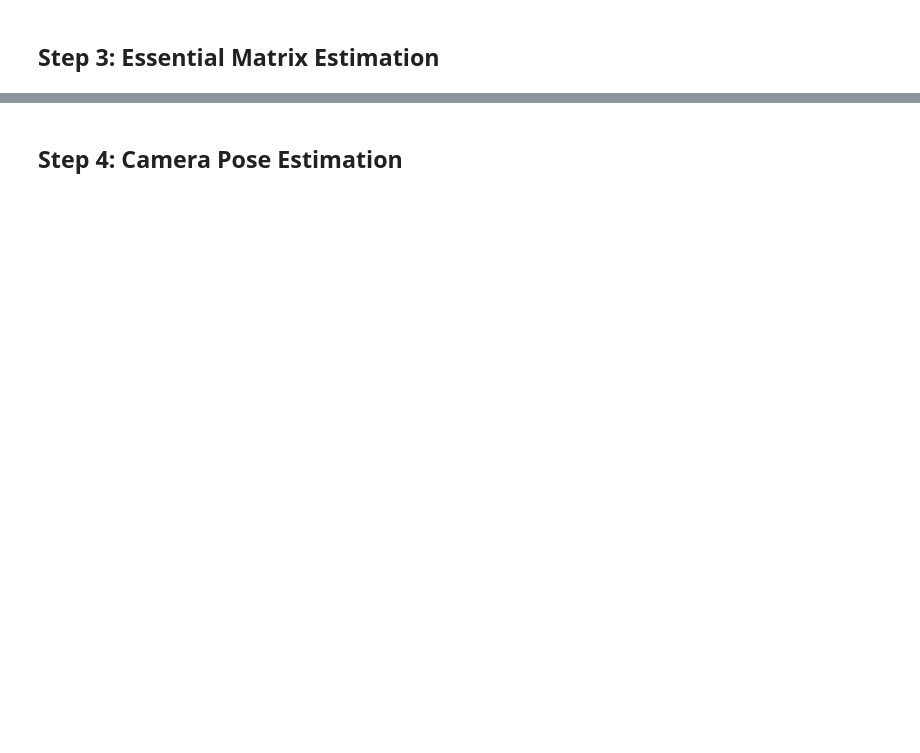
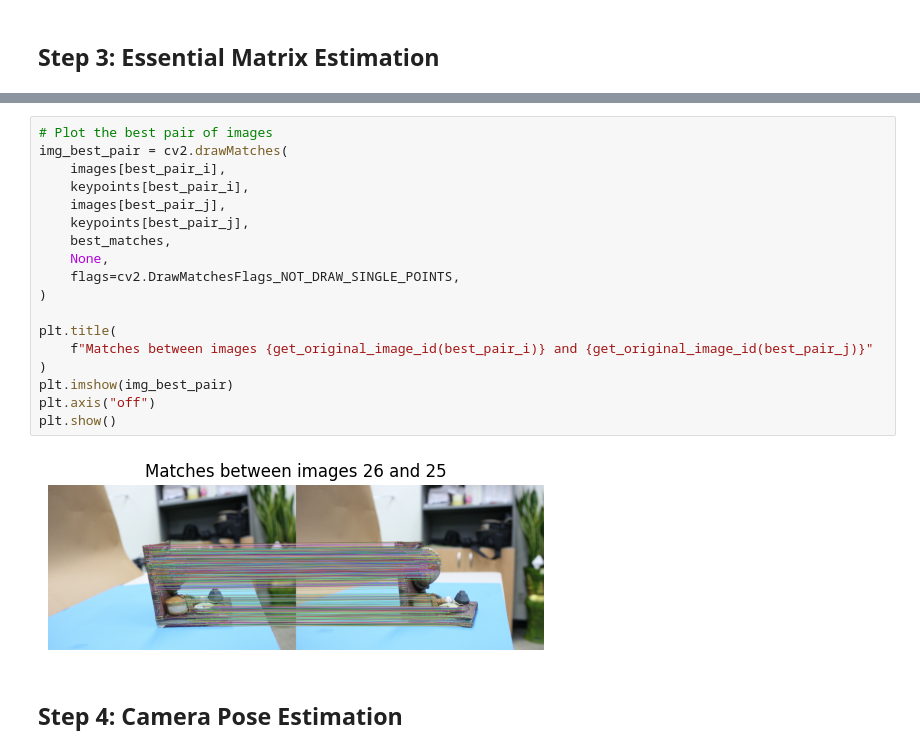
Before and after one commit to josselinonduty/2025-structure-from-motion, a Jupyter notebook: notebook.ipynb, the cells around one changed output, grey strips where cells are left out. Drawn from its saved outputs; the diff is of its cells as text; blank space fills up the shorter version.

```diff
--- a/notebook.ipynb
+++ b/notebook.ipynb
@@ -142,3 +169,23 @@ Number of inliers: 1077
+# %%
+# Plot the best pair of images
+img_best_pair = cv2.drawMatches(
+    images[best_pair_i],
+    keypoints[best_pair_i],
+    images[best_pair_j],
+    keypoints[best_pair_j],
+    best_matches,
+    None,
+    flags=cv2.DrawMatchesFlags_NOT_DRAW_SINGLE_POINTS,
+)
+
+plt.title(
+    f"Matches between images {get_original_image_id(best_pair_i)} and {get_original_image_id(best_pair_j)}"
+)
+plt.imshow(img_best_pair)
+plt.axis("off")
+plt.show()
+# %% [output]
+[figure, added]
 # %% [markdown]
 ## Step 4: Camera Pose Estimation
 # %%
```
Also changed, not shown: parts of 10 cells of this notebook.
